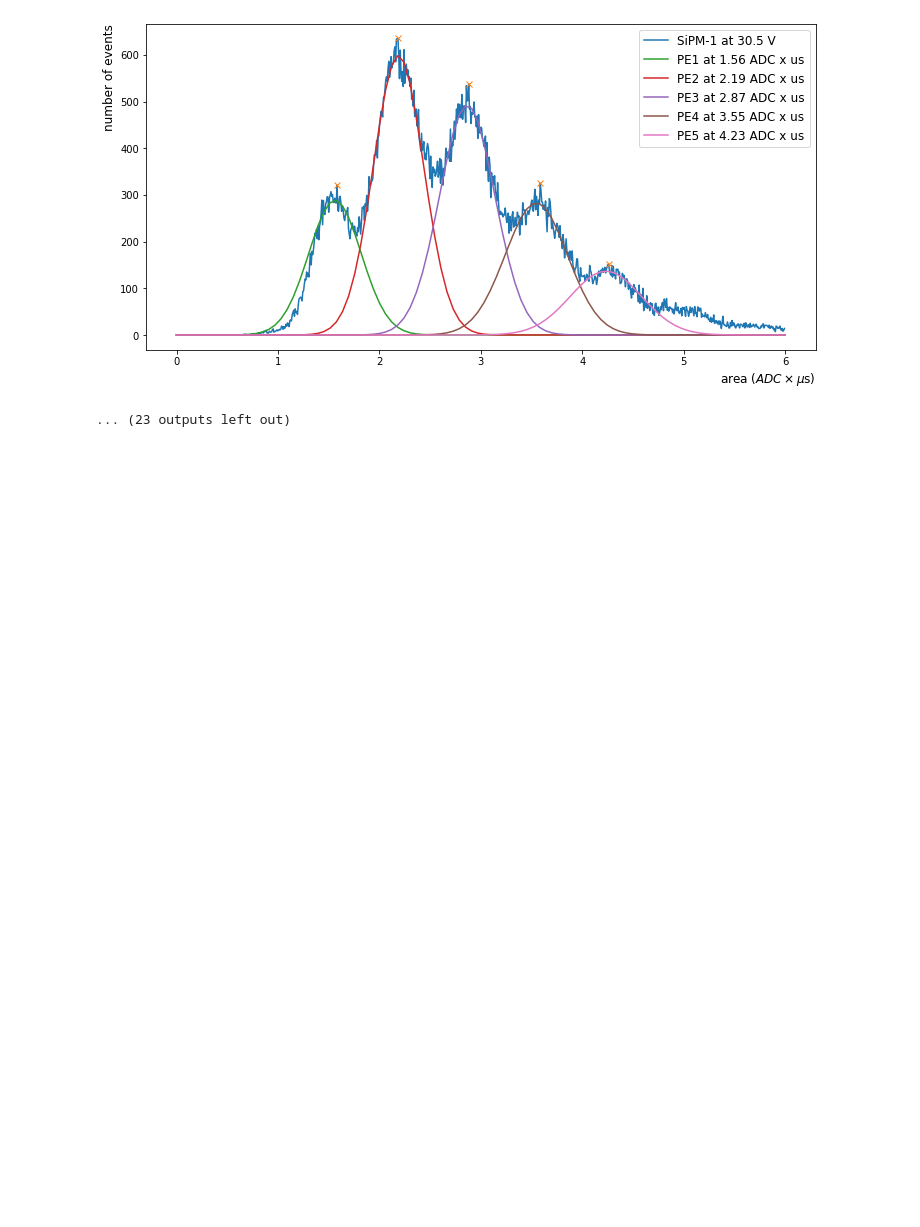
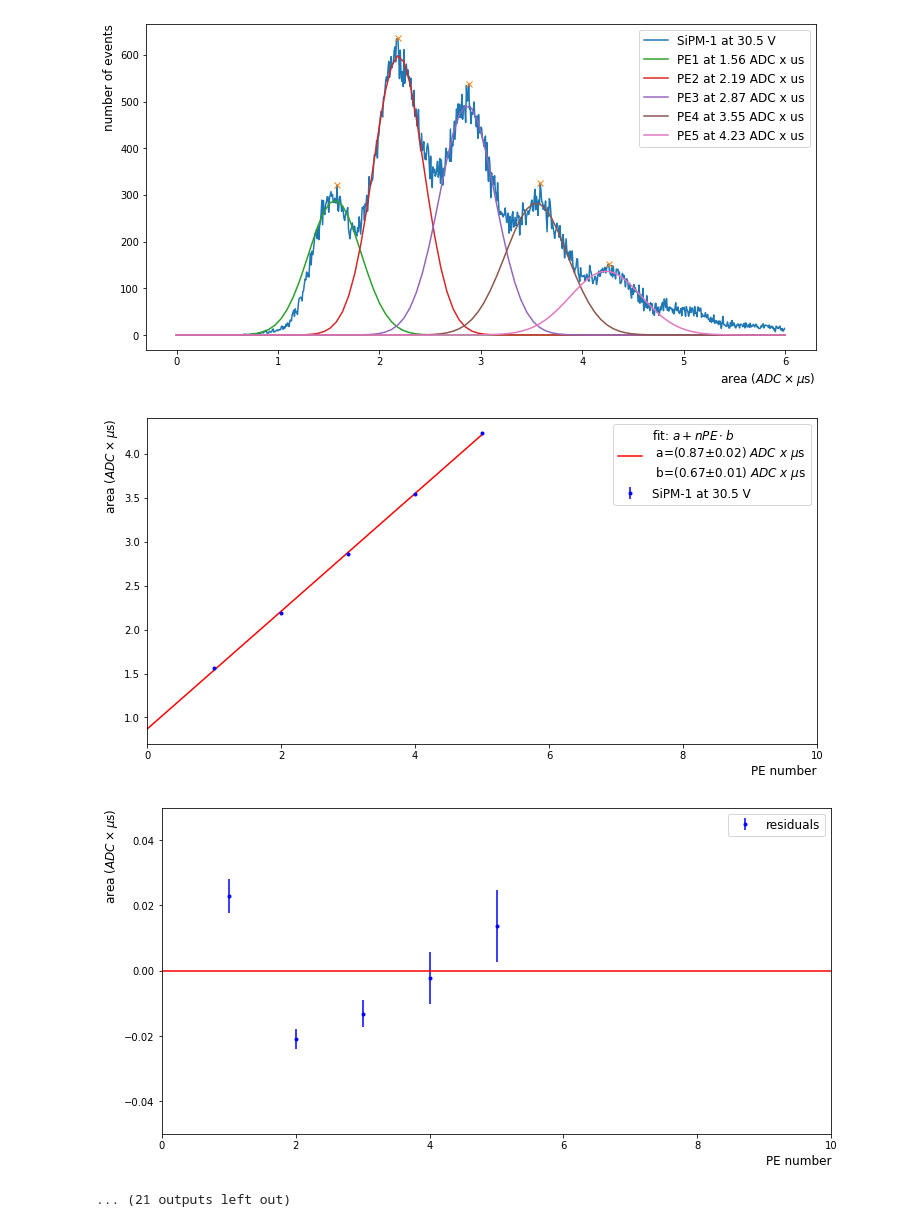
Before and after one commit to valerioda/abalone, a Jupyter notebook: process_sipm1_calibration.ipynb, the cells around one changed output. Drawn from its saved outputs; the diff is of its cells as text; code cells hidden in the pictures; blank space fills up the shorter version.

```diff
--- a/process_sipm1_calibration.ipynb
+++ b/process_sipm1_calibration.ipynb
@@ -24,6 +24,8 @@ def process_pe_spectrum(nsipm, v, firstpe, lastpe, maxarea, bins, hlim, xlim, yl
 # %%
 par = []
 par_err = []
+pe = []
+pe_err = []
 n_peaks = []
 voltages = np.arange(30,34.1,0.5)
 nsipm = 1
@@ -31,9 +33,9 @@ first_pe = [2,1,1,1,1,1,1,1,1]
 last_pe = [9,9,9,10,10,10,11,11,12]
 area_lim = [5,6,7,9,11,12,15,17,20]
 for i in range(9):
-    p, p_err, npeaks = process_pe_spectrum(nsipm,voltages[i], first_pe[i],
+    p, p_err, npeaks, pp, pp_err = process_pe_spectrum(nsipm,voltages[i], first_pe[i],
                                   last_pe[i],area_lim[i], 800, 100, 10, 0.05)
-    par.append(p), par_err.append(p_err), n_peaks.append(npeaks)
+    par.append(p), par_err.append(p_err), n_peaks.append(npeaks), pe.append(pp), pe_err.append(pp_err)
 # %% [output]
 SiPM1 with 30.0  V, Number of values: 109631
 PE 2 at 1.94 +/- 0.01 ADC x us
@@ -106,8 +108,10 @@ PE 10 at 16.42 +/- 0.02 ADC x us
 [figure]
 [figure]
 [figure]
 [figure]
-... (23 outputs left out)
+[figure, added]
+[figure, added]
+... (21 outputs left out)
 # %%
 plt.figure(figsize=(12,6))
 x = range(0,12)
```
Also changed, not shown: parts of 3 cells of this notebook.
